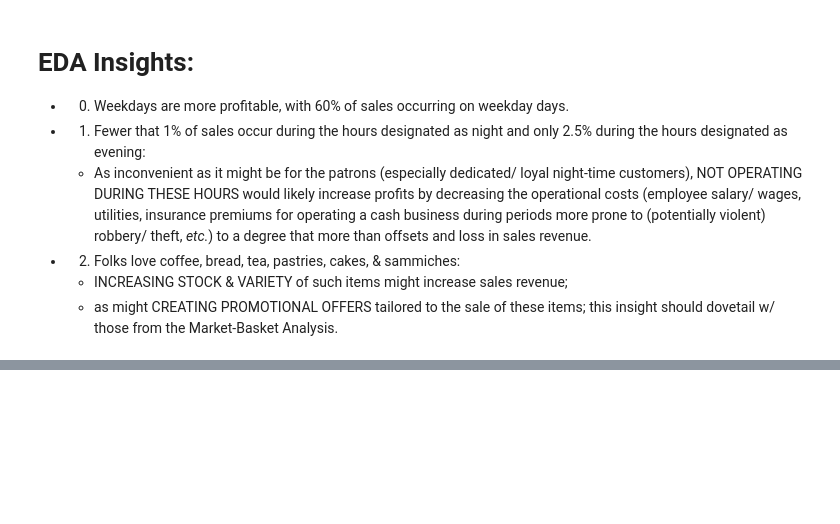
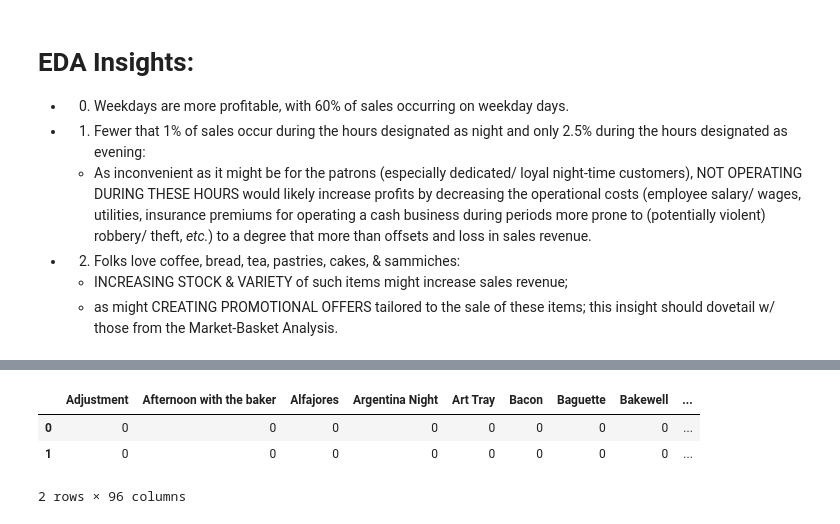
Before and after one commit to Blutronics/BakeryAssociationRule, a Jupyter notebook: bakery.ipynb, the cells around one changed output, grey strips where cells are left out. Cells and saved outputs as stored; diff of their text form; code cells hidden in the pictures; blank space fills up the shorter version.

```diff
--- a/bakery.ipynb
+++ b/bakery.ipynb
@@ -485,0 +737,7 @@ df_dummy.head()
+# %%
+data.groupby(data.clust).apply(pd.DataFrame.mode).reset_index(drop=True)
+# %% [output]
+|  | Adjustment | Afternoon with the baker | Alfajores | Argentina Night | Art Tray | Bacon | Baguette | Bakewell | ... |
+| 0 | 0 | 0 | 0 | 0 | 0 | 0 | 0 | 0 | ... |
+| 1 | 0 | 0 | 0 | 0 | 0 | 0 | 0 | 0 | ... |
+2 rows × 96 columns
```
Also changed, not shown: parts of 28 cells of this notebook.
